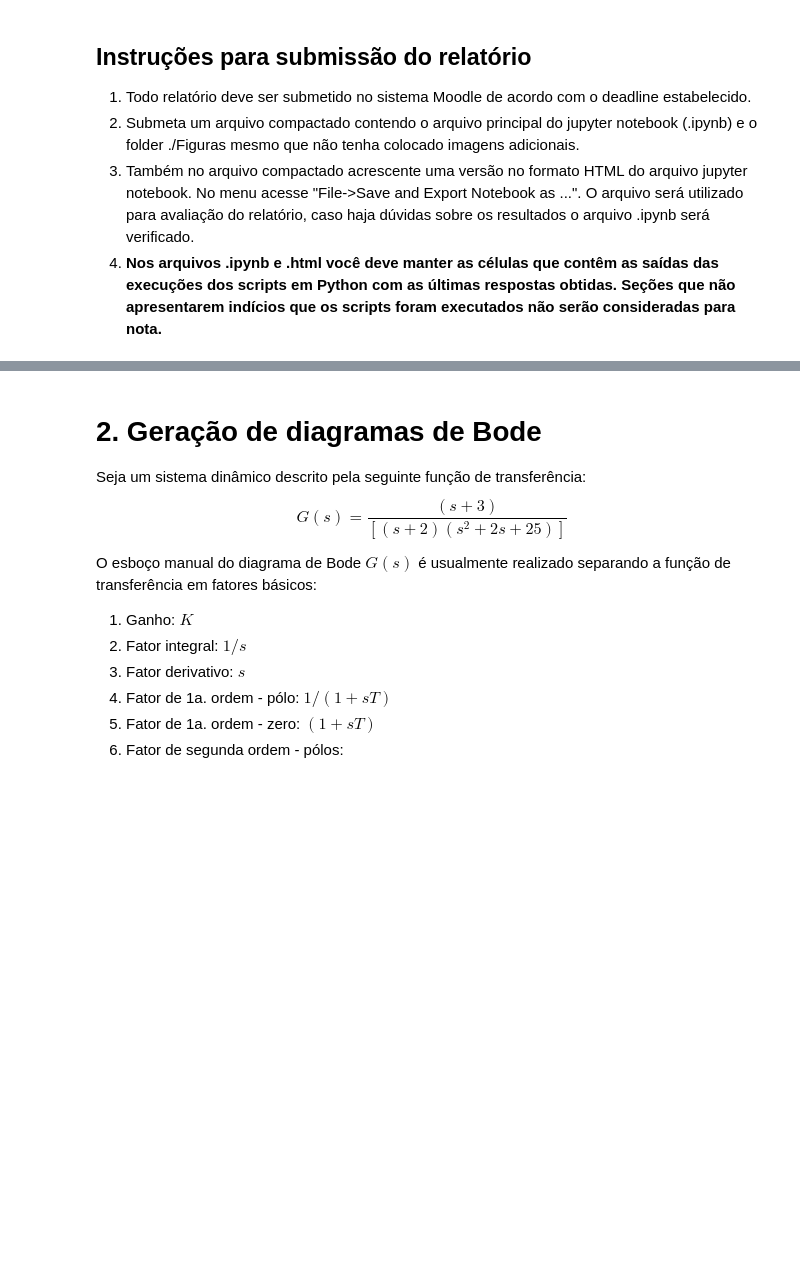
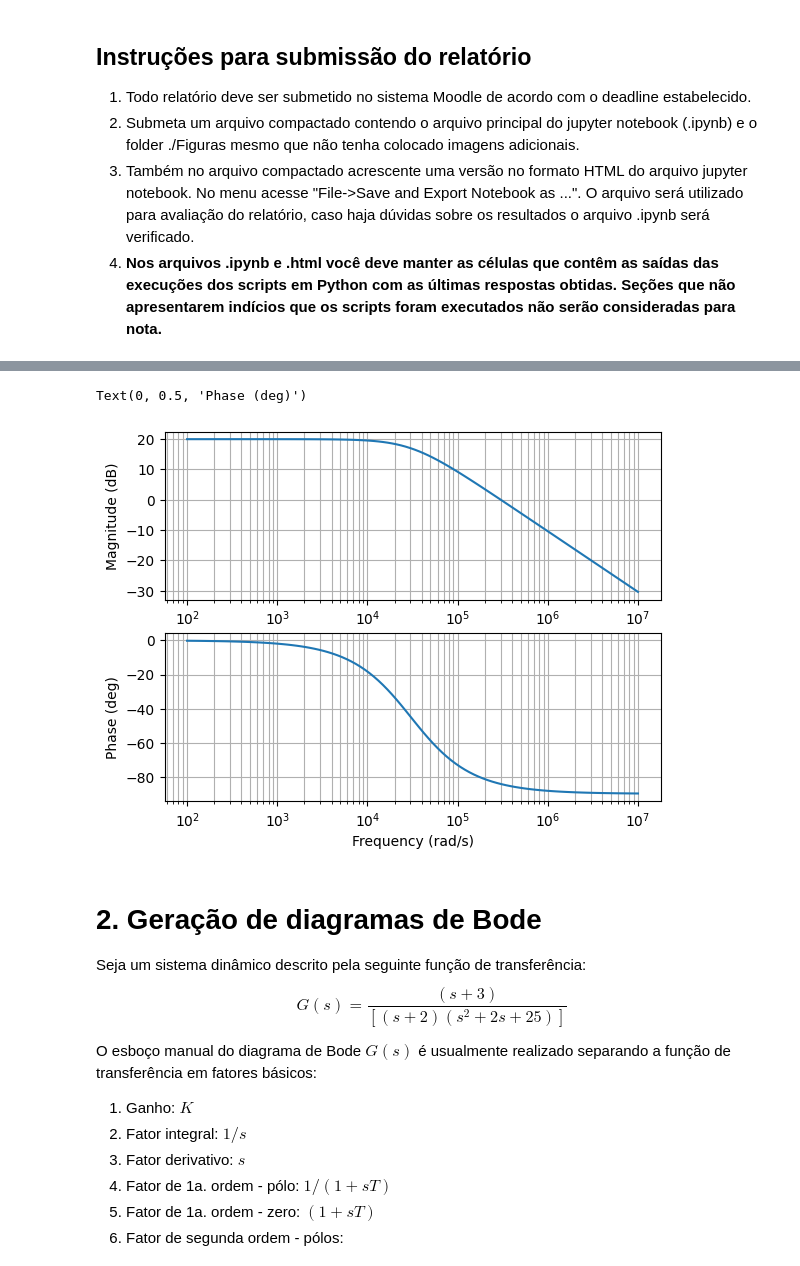
Before and after one commit to Night2077/LAB4, a Jupyter notebook: PMR3404_Lab4V2026.ipynb, the cells around one changed output, grey strips where cells are left out. Saved outputs shown, nothing was run; the diff lists cells and outputs as text; code cells hidden in the pictures; blank space fills up the shorter version.

```diff
--- a/PMR3404_Lab4V2026.ipynb
+++ b/PMR3404_Lab4V2026.ipynb
@@ -72,34 +74,37 @@ c-) Podemos agora calcular o diagrama de Bode através dessas expressões e util
 # %%
 %matplotlib inline
 import numpy as np
 import control.matlab as co
 import matplotlib.pyplot as plt
 # Parametros do circuito
 R1= 330
 R2= 3.3*10**3
 C= 10*10**(-9)
 K = R2/R1           # ganho
 T = R2*C            # cte de tempo
 # Geracao da escala da frequencia angular rad/s
 omega = np.logspace(2,7,num=100,base=10)
 # insira aqui sua formula para o modulo
-mag =
+mag = K / np.sqrt(1 + (omega*T)**2)
 # Conversao para dB
 magdB = 20*np.log10(mag)
 # insira aqui a sua formula para a fase
-phase =
+phase = -np.arctan(omega*T)
 # Conversao de rad para grau
 phase_deg = phase*180.0/np.pi
 # Geracao de vetor de freq angular rad/s
 f, (ax1,ax2) = plt.subplots(2,1)
 ax1.semilogx(omega,magdB)
 ax1.grid(which="both")
 ax1.set_xlabel('Frequency (rad/s)')
 ax1.set_ylabel('Magnitude (dB)')
 ax2.semilogx(omega,phase_deg)
 ax2.grid(which="both")
 ax2.set_xlabel('Frequency (rad/s)')
 ax2.set_ylabel('Phase (deg)')
+# %% [output]
+Text(0, 0.5, 'Phase (deg)')
+[figure, added]
 # %% [markdown]
 # 2. Geração de diagramas de Bode
 
```
Also changed, not shown: parts of 2 cells of this notebook.
